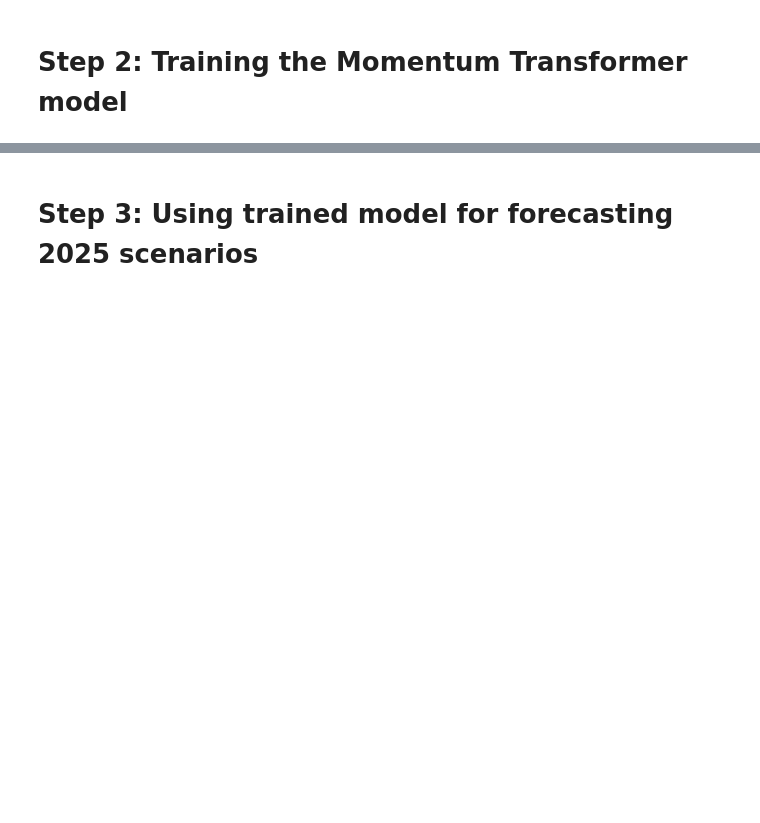
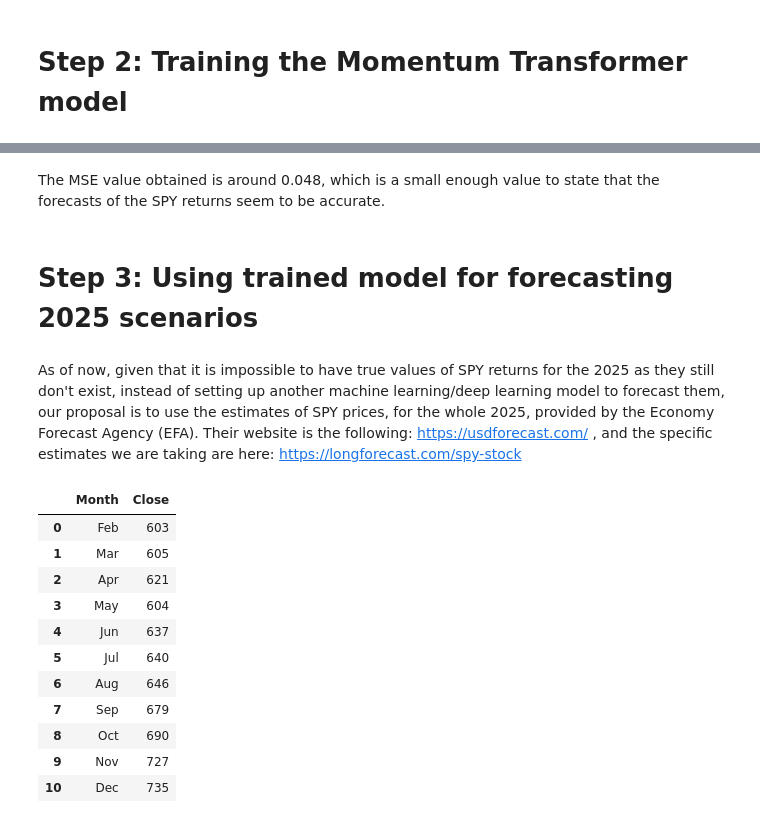
Before and after one commit to AleInc996/Capstone_WQU, a Jupyter notebook: model.ipynb, the cells around one changed output, grey strips where cells are left out. Drawn from its saved outputs; the diff is of its cells as text; code cells hidden in the pictures; blank space fills up the shorter version.

```diff
--- a/model.ipynb
+++ b/model.ipynb
@@ -395,2 +456,23 @@ print(rmse)
+# %% [markdown]
+The MSE value obtained is around 0.048, which is a small enough value to state that the forecasts of the SPY returns seem to be accurate.
 # %% [markdown]
 # **Step 3: Using trained model for forecasting 2025 scenarios**
+# %% [markdown]
+As of now, given that it is impossible to have true values of SPY returns for the 2025 as they still don't exist, instead of setting up another machine learning/deep learning model to forecast them, our proposal is to use the estimates of SPY prices, for the whole 2025, provided by the Economy Forecast Agency (EFA). Their website is the following: https://usdforecast.com/ , and the specific estimates we are taking are here:  https://longforecast.com/spy-stock
+# %%
+spy_prices_pred_2025 = pd.read_excel('spy_pred_2025.xlsx') # uploading predicted prices of SPY for 2025
+spy_prices_pred_2025 = spy_prices_pred_2025[['Month', 'Close']] # taking only the month and the close prices
+spy_prices_pred_2025
+# %% [output]
+|  | Month | Close |
+| 0 | Feb | 603 |
+| 1 | Mar | 605 |
+| 2 | Apr | 621 |
+| 3 | May | 604 |
+| 4 | Jun | 637 |
+| 5 | Jul | 640 |
+| 6 | Aug | 646 |
+| 7 | Sep | 679 |
+| 8 | Oct | 690 |
+| 9 | Nov | 727 |
+| 10 | Dec | 735 |
```
Also changed, not shown: parts of 39 cells of this notebook.
